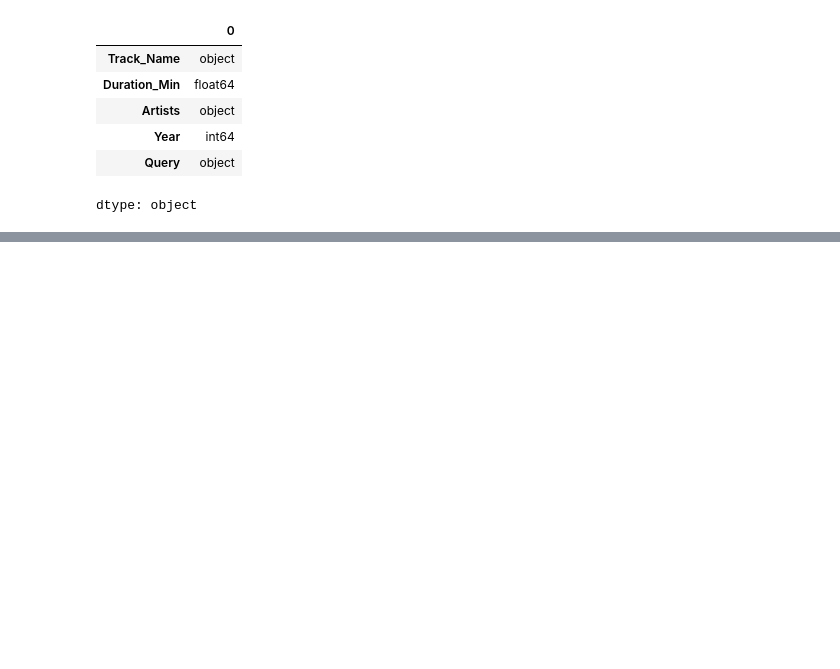
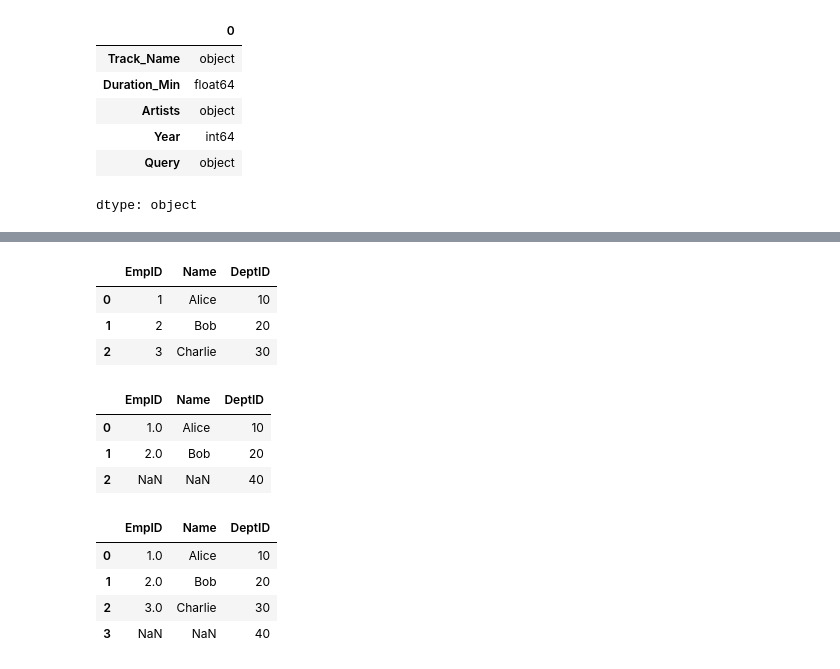
Before and after one commit to patilhumesh88-spec/data_projects_01, a Jupyter notebook: pract.ipynb, the cells around one changed output, grey strips where cells are left out. Drawn from its saved outputs; the diff is of its cells as text; code cells hidden in the pictures; blank space fills up the shorter version.

```diff
--- a/pract.ipynb
+++ b/pract.ipynb
@@ -373,0 +390,19 @@ new_df
+# %%
+employees = pd.DataFrame({
+"EmpID": [1, 2, 3],
+"Name": ["Alice", "Bob", "Charlie"],
+"DeptID": [10, 20, 30]
+})
+departments = pd.DataFrame({
+"DeptID": [10, 20, 40],
+})
+pd.merge(employees, departments, on="DeptID")
+pd.merge(employees, departments, on="DeptID", how="left")
+pd.merge(employees, departments, on="DeptID", how="right")
+pd.merge(employees, departments, on="DeptID", how="outer")
+df1 = pd.DataFrame({"Name":["Alice","Bob"]})
+df2 = pd.DataFrame({"Name":["Charlie","David"]})
+pd.concat([df1, df2])
+df1 = pd.DataFrame({"ID":[1,2]})
+df2 = pd.DataFrame({"Score":[90,80]})
+pd.concat([df1, df2], axis=1)
@@ -373,0 +431,22 @@ new_df
+# %%
+pd.merge(employees, departments, on="DeptID", how="left")
+# %% [output]
+|  | EmpID | Name | DeptID |
+| 0 | 1 | Alice | 10 |
+| 1 | 2 | Bob | 20 |
+| 2 | 3 | Charlie | 30 |
+# %%
+pd.merge(employees, departments, on="DeptID", how="right")
+# %% [output]
+|  | EmpID | Name | DeptID |
+| 0 | 1.0 | Alice | 10 |
+| 1 | 2.0 | Bob | 20 |
+| 2 | NaN | NaN | 40 |
+# %%
+pd.merge(employees, departments, on="DeptID", how="outer")
+# %% [output]
+|  | EmpID | Name | DeptID |
+| 0 | 1.0 | Alice | 10 |
+| 1 | 2.0 | Bob | 20 |
+| 2 | 3.0 | Charlie | 30 |
+| 3 | NaN | NaN | 40 |
```
Also changed, not shown: parts of 9 cells of this notebook.
